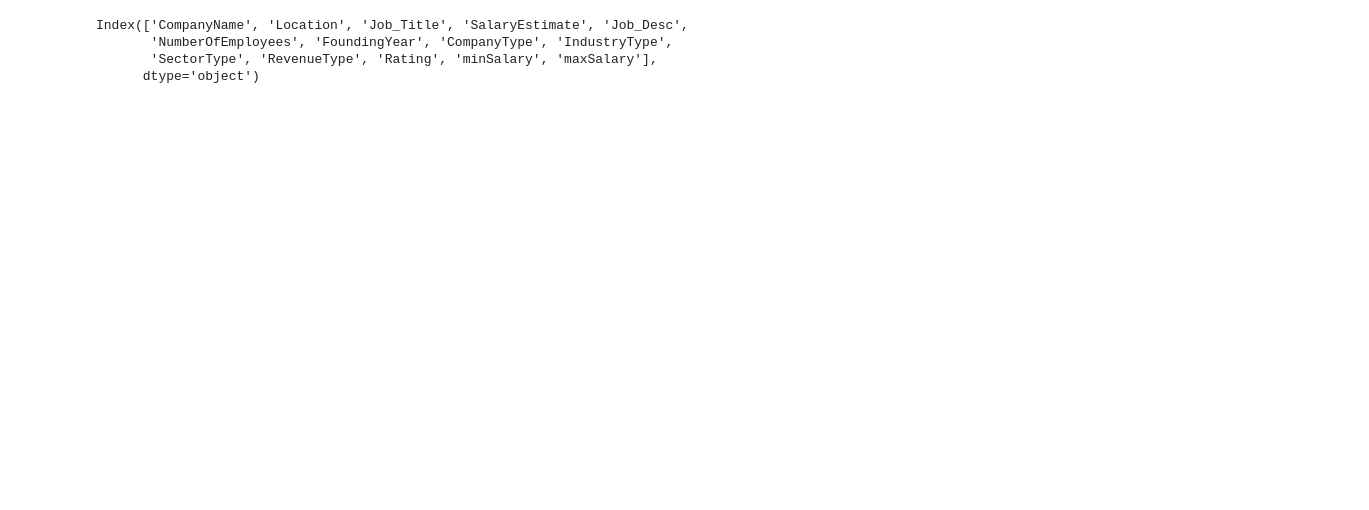
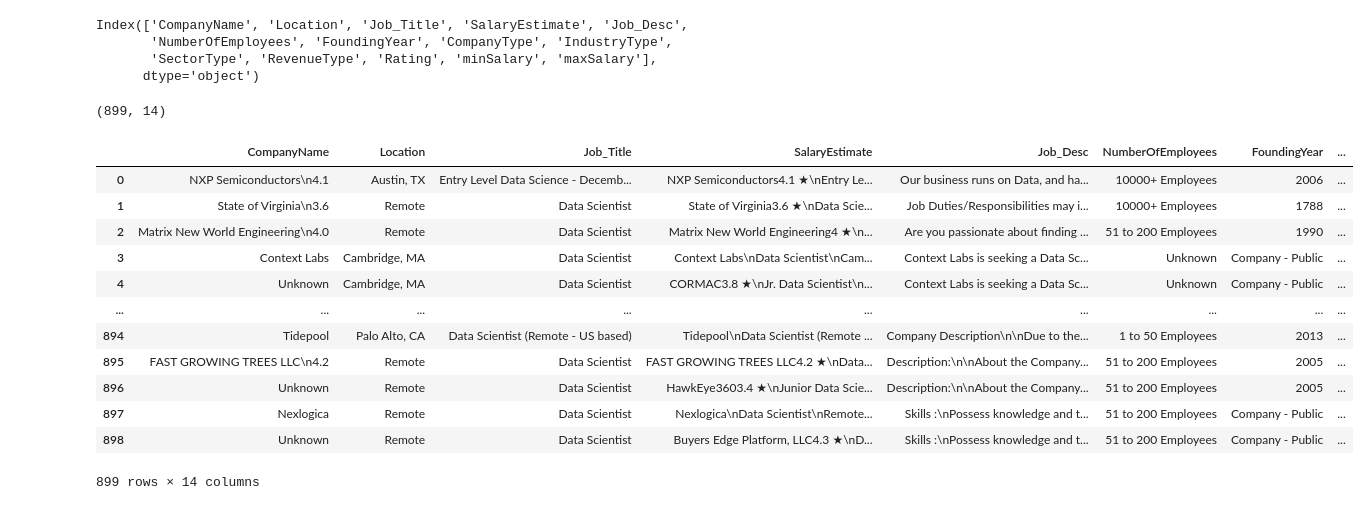
Before and after one commit to mosemb/DSalary, a Jupyter notebook: DataCleaning.ipynb, the cells around one changed output. Drawn from its saved outputs; the diff is of its cells as text; code cells hidden in the pictures; blank space fills up the shorter version.

```diff
--- a/DataCleaning.ipynb
+++ b/DataCleaning.ipynb
@@ -153,4 +168,6 @@ Index(['CompanyName', 'Location', 'Job_Title', 'SalaryEstimate', 'Job_Desc',
 # %%
 #df.dropna(subset=['minSalary'], inplace=True)
 # %%
-#df
+df.shape
+# %% [output]
+(899, 14)
@@ -156,0 +178,16 @@ Index(['CompanyName', 'Location', 'Job_Title', 'SalaryEstimate', 'Job_Desc',
+# %%
+df
+# %% [output]
+|  | CompanyName | Location | Job_Title | SalaryEstimate | Job_Desc | NumberOfEmployees | FoundingYear | ... |
+| 0 | NXP Semiconductors\n4.1 | Austin, TX | Entry Level Data Science - Decemb... | NXP Semiconductors4.1 ★\nEntry Le... | Our business runs on Data, and ha... | 10000+ Employees | 2006 | ... |
+| 1 | State of Virginia\n3.6 | Remote | Data Scientist | State of Virginia3.6 ★\nData Scie... | Job Duties/Responsibilities may i... | 10000+ Employees | 1788 | ... |
+| 2 | Matrix New World Engineering\n4.0 | Remote | Data Scientist | Matrix New World Engineering4 ★\n... | Are you passionate about finding ... | 51 to 200 Employees | 1990 | ... |
+| 3 | Context Labs | Cambridge, MA | Data Scientist | Context Labs\nData Scientist\nCam... | Context Labs is seeking a Data Sc... | Unknown | Company - Public | ... |
+| 4 | Unknown | Cambridge, MA | Data Scientist | CORMAC3.8 ★\nJr. Data Scientist\n... | Context Labs is seeking a Data Sc... | Unknown | Company - Public | ... |
+| ... | ... | ... | ... | ... | ... | ... | ... | ... |
+| 894 | Tidepool | Palo Alto, CA | Data Scientist (Remote - US based) | Tidepool\nData Scientist (Remote ... | Company Description\n\nDue to the... | 1 to 50 Employees | 2013 | ... |
+| 895 | FAST GROWING TREES LLC\n4.2 | Remote | Data Scientist | FAST GROWING TREES LLC4.2 ★\nData... | Description:\n\nAbout the Company... | 51 to 200 Employees | 2005 | ... |
+| 896 | Unknown | Remote | Data Scientist | HawkEye3603.4 ★\nJunior Data Scie... | Description:\n\nAbout the Company... | 51 to 200 Employees | 2005 | ... |
+| 897 | Nexlogica | Remote | Data Scientist | Nexlogica\nData Scientist\nRemote... | Skills :\nPossess knowledge and t... | 51 to 200 Employees | Company - Public | ... |
+| 898 | Unknown | Remote | Data Scientist | Buyers Edge Platform, LLC4.3 ★\nD... | Skills :\nPossess knowledge and t... | 51 to 200 Employees | Company - Public | ... |
+899 rows × 14 columns
```
Also changed, not shown: parts of 23 cells of this notebook, 1 other file.
